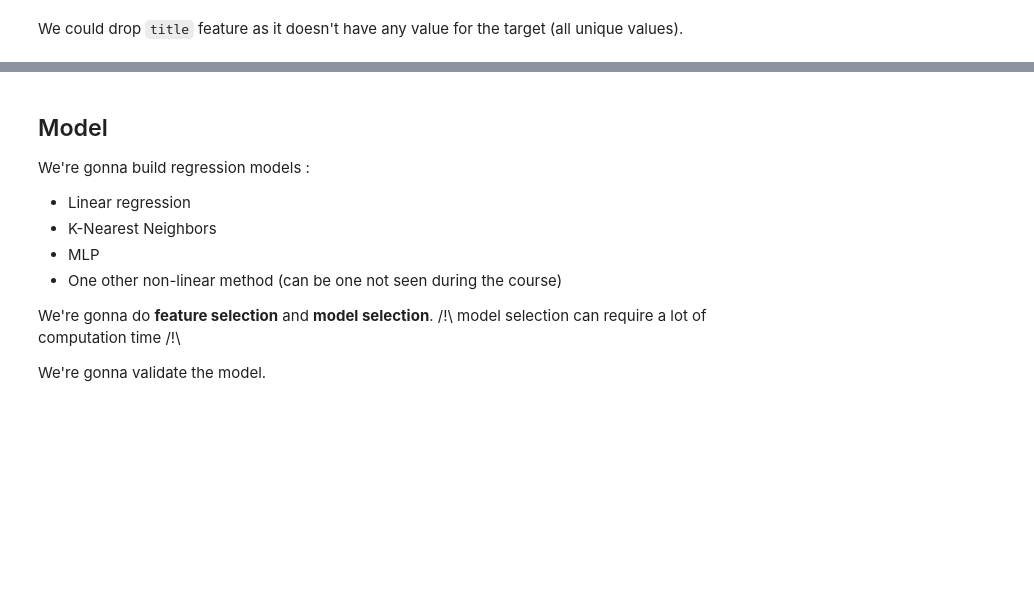
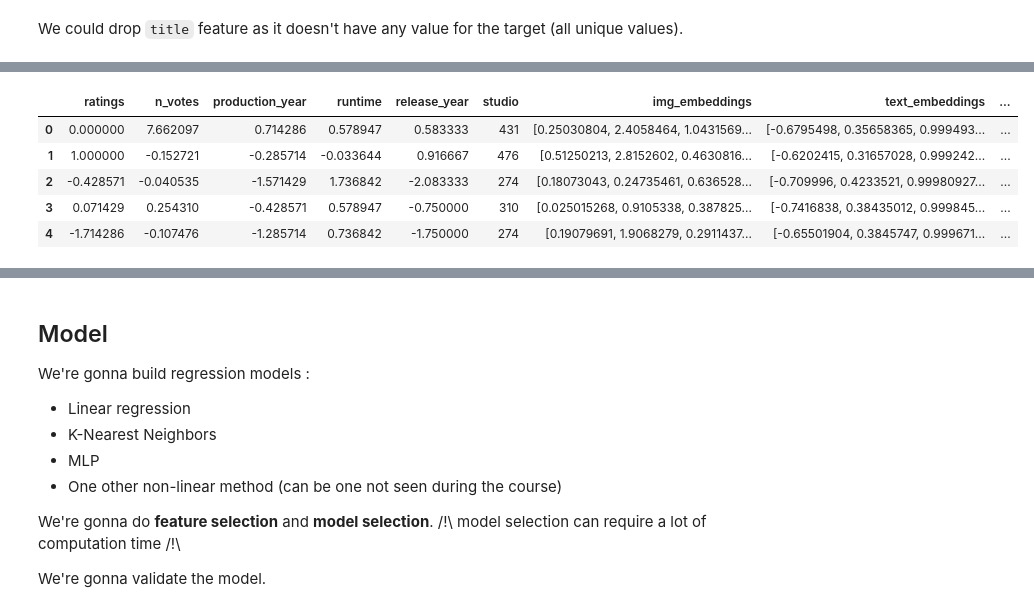
Before and after one commit to Mathieu-R/lelec2870-movie-revenue-prediction, a Jupyter notebook: movie-revenue-prediction.ipynb, the cells around one changed output, grey strips where cells are left out. Cells and saved outputs as stored; diff of their text form; code cells hidden in the pictures; blank space fills up the shorter version.

```diff
--- a/movie-revenue-prediction.ipynb
+++ b/movie-revenue-prediction.ipynb
@@ -103,8 +173,3 @@ converting `img_embeddings` and `text_embeddings` from **string** to **numpy arr
-# %%
-df["text_embeddings"] = df["text_embeddings"].apply(eval).apply(np.array)
-df["img_embeddings"] = df["img_embeddings"].apply(eval).apply(np.array)
-
-df.head()
 # %% [markdown]
 ### Duplicated observations
 # %% [markdown]
@@ -321,7 +654,7 @@ unique_genres = sorted(unique_genres)
 print(unique_genres)
 
 # one hot encode movies genres
-df = df.reindex(X1.columns.tolist() + unique_genres, axis = 1, fill_value = 0)
+df = df.reindex(df.columns.tolist() + unique_genres, axis = 1, fill_value = 0)
 
 for index, row in df.iterrows():
     for genre in row["genres"].split(","):
@@ -352,0 +736,12 @@ df.drop("title", axis=1, inplace=True)
+# %%
+df["text_embeddings"] = df["text_embeddings"].apply(ast.literal_eval)
+df["img_embeddings"] = df["img_embeddings"].apply(ast.literal_eval)
+
+df.head()
+# %% [output]
+|  | ratings | n_votes | production_year | runtime | release_year | studio | img_embeddings | text_embeddings | ... |
+| 0 | 0.000000 | 7.662097 | 0.714286 | 0.578947 | 0.583333 | 431 | [0.25030804, 2.4058464, 1.0431569... | [-0.6795498, 0.35658365, 0.999493... | ... |
+| 1 | 1.000000 | -0.152721 | -0.285714 | -0.033644 | 0.916667 | 476 | [0.51250213, 2.8152602, 0.4630816... | [-0.6202415, 0.31657028, 0.999242... | ... |
+| 2 | -0.428571 | -0.040535 | -1.571429 | 1.736842 | -2.083333 | 274 | [0.18073043, 0.24735461, 0.636528... | [-0.709996, 0.4233521, 0.99980927... | ... |
+| 3 | 0.071429 | 0.254310 | -0.428571 | 0.578947 | -0.750000 | 310 | [0.025015268, 0.9105338, 0.387825... | [-0.7416838, 0.38435012, 0.999845... | ... |
+| 4 | -1.714286 | -0.107476 | -1.285714 | 0.736842 | -1.750000 | 274 | [0.19079691, 1.9068279, 0.2911437... | [-0.65501904, 0.3845747, 0.999671... | ... |
```
Also changed, not shown: parts of 54 cells of this notebook.
